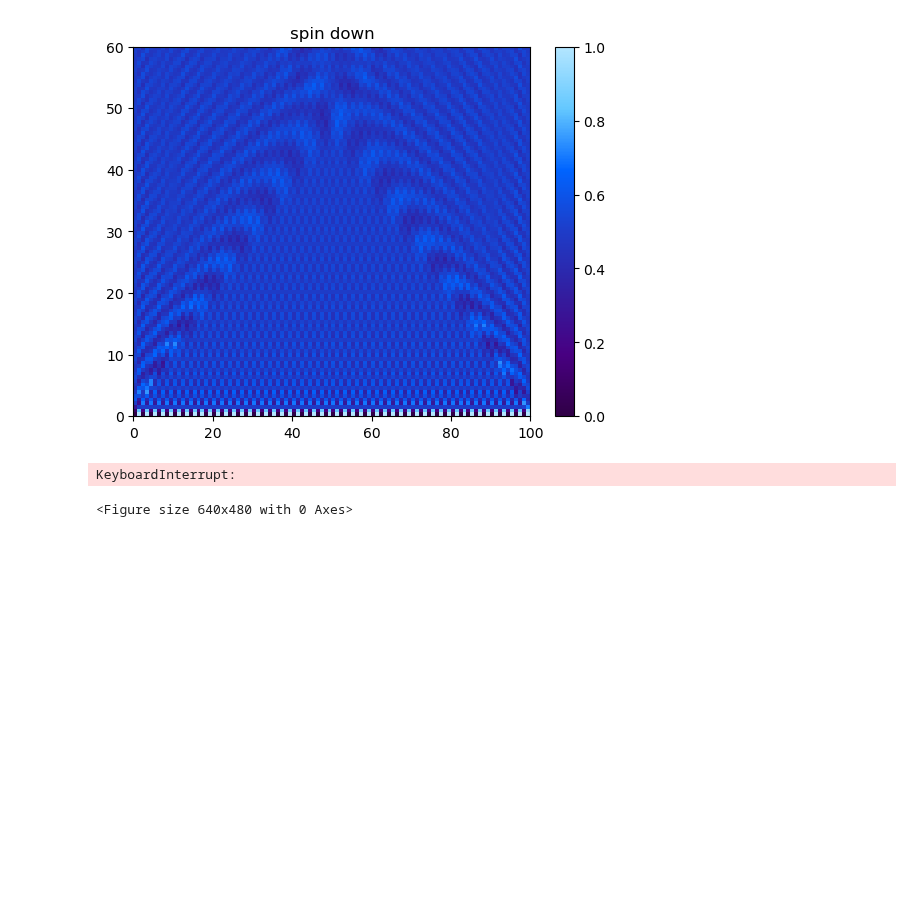
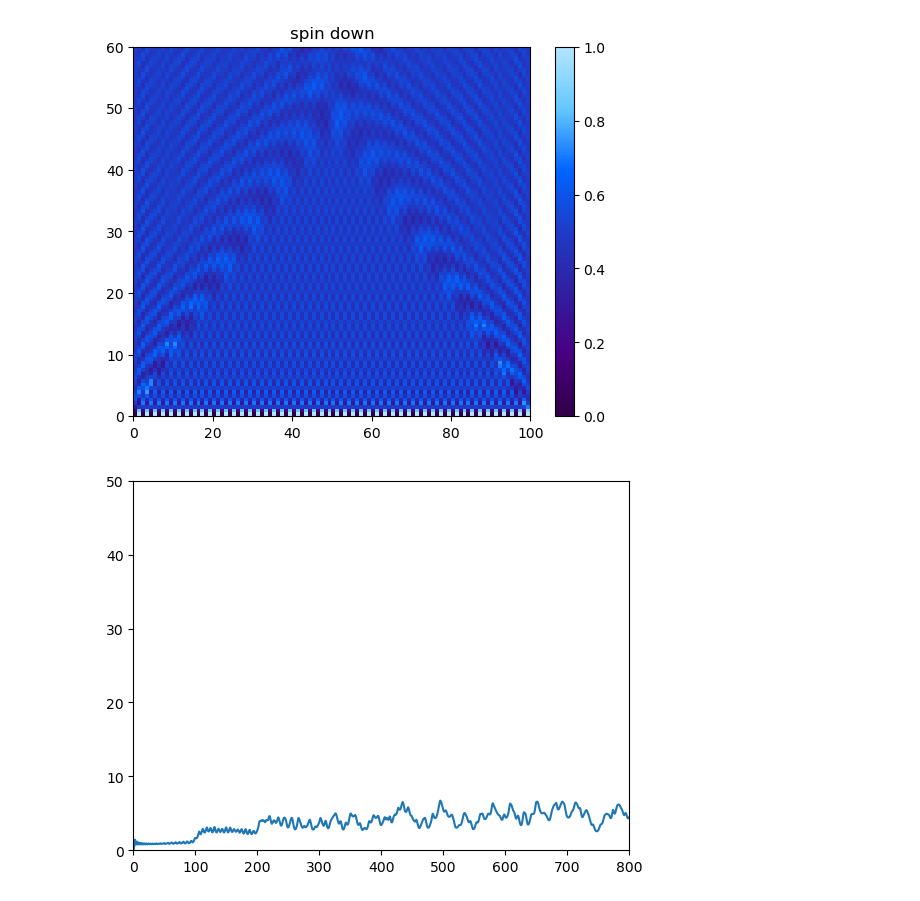
Before and after one commit to zhuhaodavid/quante, a Jupyter notebook: example/solve_models.ipynb, the cells around one changed output. Drawn from its saved outputs; the diff is of its cells as text; code cells hidden in the pictures; blank space fills up the shorter version.

```diff
--- a/example/solve_models.ipynb
+++ b/example/solve_models.ipynb
@@ -127,8 +127,8 @@ plt.colorbar()
 import quante as qt
 import numpy as np
 
-op = qt.generate.operas
-builder = op.SpinBuilder()
+op = qt.generate.operas.spin
+builder = op.builder()
 L = 100
 J, γ = 1, 0.
 for i in range(L-1):
@@ -157,12 +157,12 @@ plt.plot(tlist, res)
 import quante as qt
 import numpy as np
 
-op = qt.generate.operas
+op = qt.generate.operas.spin
 
 L = 100
 J, γ = 1, 0.
 
-builder = op.SpinBuilder()
+builder = op.builder()
 for i in range(L-1):
     builder += "+-", [i+1, i], (J+γ)/2
     builder += "+-", [i, i+1], (J-γ)/2
@@ -191,12 +191,12 @@ array([[0.25991372+0.j        , 0.        +0.j        , 0.        +0.j        ,
 import quante as qt
 import numpy as np
 
-op = qt.generate.operas
+op = qt.generate.operas.spin
 
 L = 10
 J, γ = 1, 0.
 
-builder = op.SpinBuilder()
+builder = op.builder()
 for i in range(L-1):
     builder += "+-", [i+1, i], (J+γ)/2
     builder += "+-", [i, i+1], (J-γ)/2
@@ -276,14 +276,14 @@ colors = [
 custom_cmap = LinearSegmentedColormap.from_list("smooth_purple_blue", colors, N=256)
 
 slater = qt.solvable_models.gaussian_state.slater
-op = qt.generate.operas.fermion
+op = qt.generate.operas.spinful_fermion
 
 L = 100
 
 J = 1.
 γ = 0.
 Δ = 0.5
-builder = op.SpinfulFermionBuilder()
+builder = op.builder()
 for l in range(L-1):
     # hopping term
     builder += '+-|', [l+1, l], -J/2
@@ -336,46 +336,45 @@ import numpy as np
 import matplotlib.pyplot as plt
 
 slater = qt.solvable_models.gaussian_state.slater
-op = qt.generate.operas.fermion
+op = qt.generate.operas.spinful_fermion
 
 L = 100
 J = 1.
 Δ = 0.5
 plt.figure()
 for γ in [0.5]:
-    builder = op.SpinfulFermionBuilder()
+    builder = op.builder()
     for l in range(L-1):
         # hopping term
         builder += '+-|', [l+1, l], -J/2
         builder += '|+-', [l+1, l], -J/2
         builder += '+-|', [l, l+1], -J/2
         builder += '|+-', [l, l+1], -J/2
 
         # non-hermitian term
         builder += '+-|', [l+1, l], -γ/2
         builder += '|+-', [l+1, l],  γ/2
         builder += '+-|', [l, l+1],  γ/2
         builder += '|+-', [l, l+1], -γ/2
 
         # spin-orbit coupling term
         builder += '+|-', [l+1, l], 1j * Δ/2
         builder += '-|+', [l+1, l], 1j * Δ/2
         builder += '-|+', [l, l+1], - 1j * Δ/2
         builder += '+|-', [l, l+1], - 1j * Δ/2
     spinfulham = builder.build()
 
     ham = spinfulham.to_spinless().normal_ordering()
     h, _ = ham.single_particle_ham()
     state = '10' * (L//2) + '|' + '01' * (L//2)
     state = slater.SlaterState.from_spinful_product_state(state)
     res = []
     tlist = np.linspace(0, 800, 16000)
     for s in state.evolve(h, tlist):
         res.append(s.entanglement(range(L)))
     res = np.array(res)
     plt.plot(tlist, res)
     plt.xlim(0,800)
     plt.ylim(0,50)
 # %% [output]
-KeyboardInterrupt:
-<Figure size 640x480 with 0 Axes>
+[figure, added]
```
Also changed, not shown: parts of 5 cells of this notebook, 21 other files.
